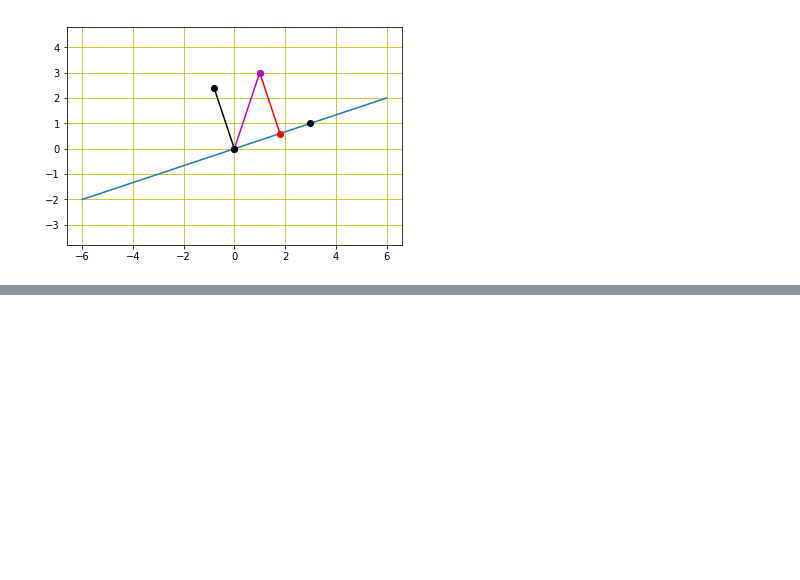
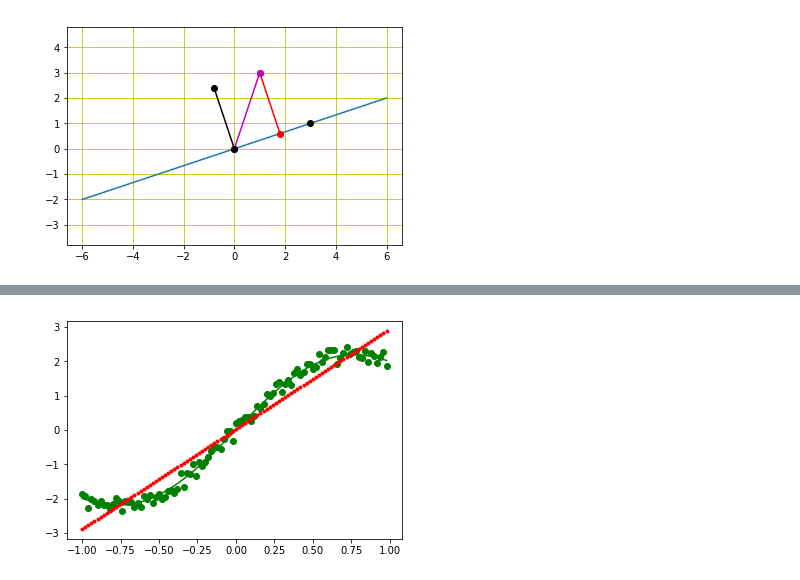
Before and after one commit to konfer/JupyterProMain, a Jupyter notebook: DeepLearningWithPython/linerAlgebra.ipynb, the cells around one changed output, grey strips where cells are left out. Drawn from its saved outputs; the diff is of its cells as text; code cells hidden in the pictures; blank space fills up the shorter version.

Commit message:
multi point nearest distance with Least-Square-Method

```diff
--- a/DeepLearningWithPython/linerAlgebra.ipynb
+++ b/DeepLearningWithPython/linerAlgebra.ipynb
@@ -84,0 +155,2 @@ plt.show()
+# %%
+offset=y1.reshape(y1.shape[0],1)
@@ -84,0 +177,2 @@ plt.show()
+# %%
+A=np.vstack((multiPointX,np.ones(len(multiPointX)))).T
@@ -84,0 +215,6 @@ plt.show()
+# %%
+def LeastSquareMethod(beProjectedVector,existedVector):
+    projectionNum=np.dot(np.linalg.inv(np.dot(beProjectedVector.T,beProjectedVector)),np.dot(beProjectedVector.T,existedVector))
+    return np.dot(beProjectedVector,projectionNum)
+# %%
+projectionLine=LeastSquareMethod(A,offset)
@@ -84,0 +241,7 @@ plt.show()
+# %%
+plt.plot(multiPointX,multiPointY,color='g',linestyle='-',marker='')
+plt.plot(multiPointX,y1,color='g',linestyle='',marker='o')
+plt.plot(multiPointX,projectionLine,color='r',linestyle='',marker='.')
+plt.show()
+# %% [output]
+[figure, added]
```
Also changed, not shown: parts of 18 cells of this notebook.
